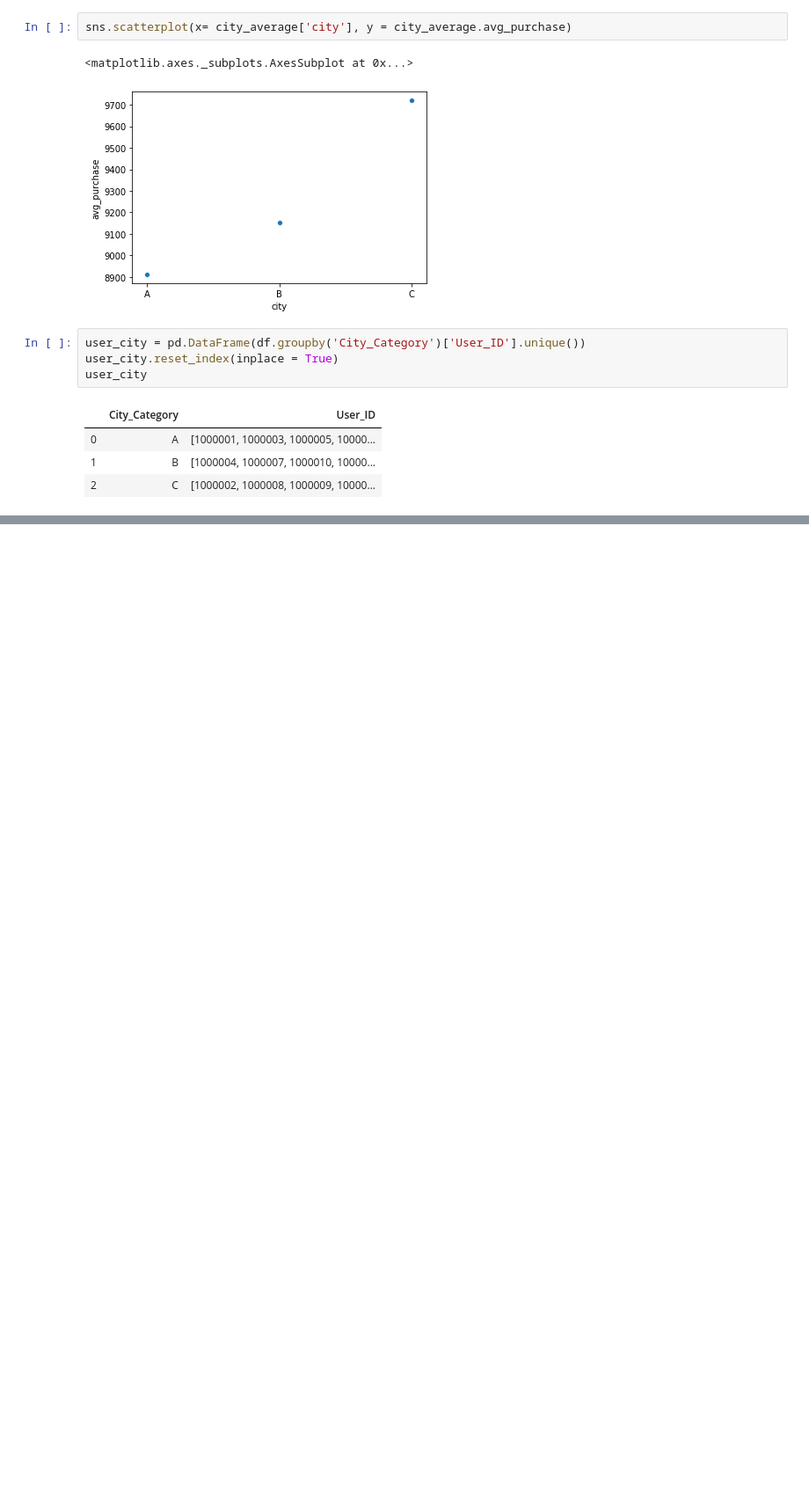
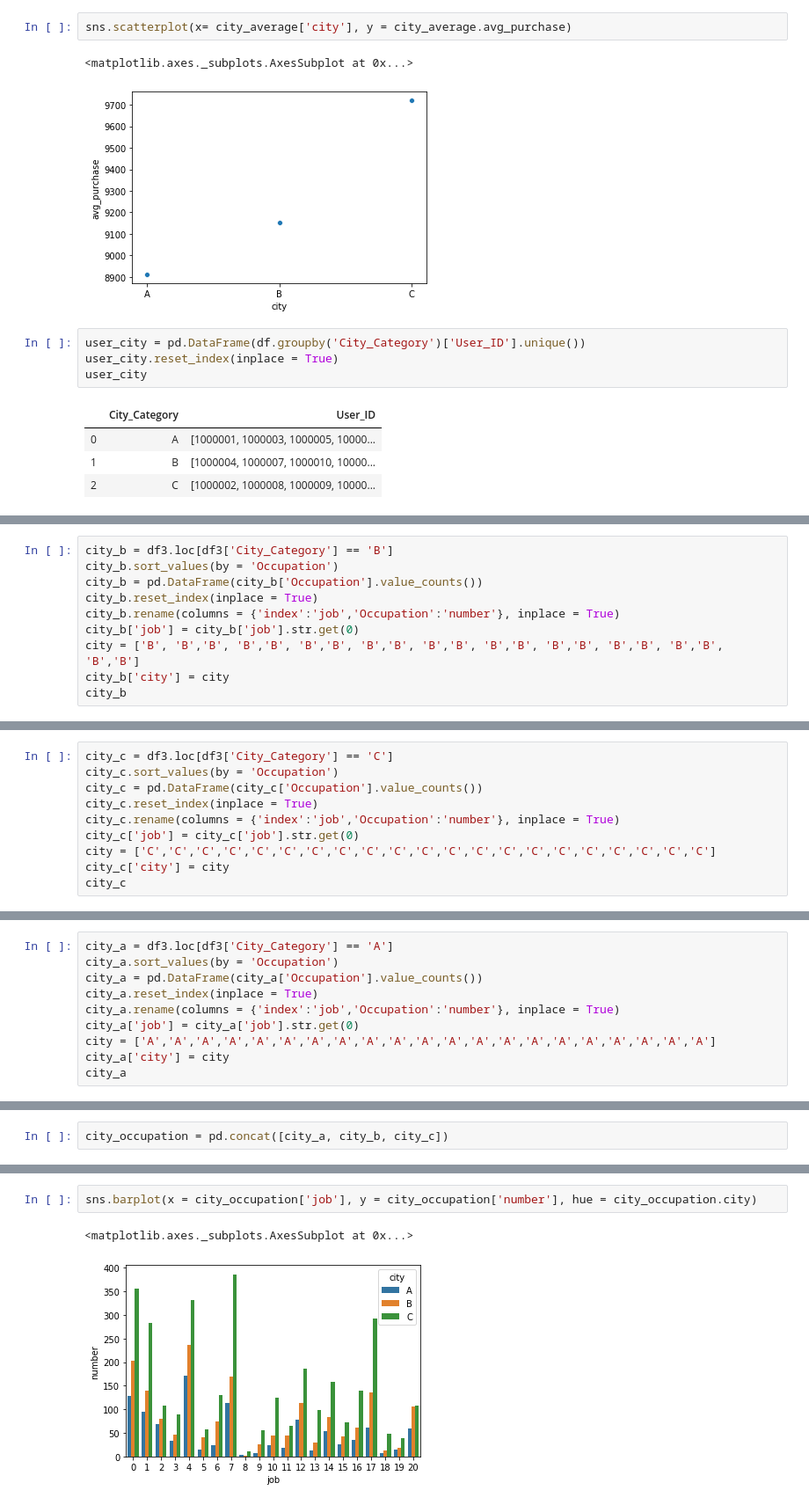
Before and after one commit to joseh4/Predicting_Black_Friday_Shopping_Purcahses, a Jupyter notebook: working_notebook.ipynb, the cells around one changed output, grey strips where cells are left out. Shown at 88% size. Cells and saved outputs as stored; diff of their text form; blank space fills up the shorter version.

Commit message:
working pn percents of each job for each city

```diff
--- a/working_notebook.ipynb
+++ b/working_notebook.ipynb
@@ -208,0 +254,10 @@ KeyError: 'A'
+# %%
+city_b = df3.loc[df3['City_Category'] == 'B']
+city_b.sort_values(by = 'Occupation')
+city_b = pd.DataFrame(city_b['Occupation'].value_counts())
+city_b.reset_index(inplace = True)
+city_b.rename(columns = {'index':'job','Occupation':'number'}, inplace = True)
+city_b['job'] = city_b['job'].str.get(0)
+city = ['B', 'B','B', 'B','B', 'B','B', 'B','B', 'B','B', 'B','B', 'B','B', 'B','B', 'B','B', 'B','B']
+city_b['city'] = city
+city_b
@@ -208,0 +282,10 @@ KeyError: 'A'
+# %%
+city_c = df3.loc[df3['City_Category'] == 'C']
+city_c.sort_values(by = 'Occupation')
+city_c = pd.DataFrame(city_c['Occupation'].value_counts())
+city_c.reset_index(inplace = True)
+city_c.rename(columns = {'index':'job','Occupation':'number'}, inplace = True)
+city_c['job'] = city_c['job'].str.get(0)
+city = ['C','C','C','C','C','C','C','C','C','C','C','C','C','C','C','C','C','C','C','C','C']
+city_c['city'] = city
+city_c
@@ -208,0 +310,10 @@ KeyError: 'A'
+# %%
+city_a = df3.loc[df3['City_Category'] == 'A']
+city_a.sort_values(by = 'Occupation')
+city_a = pd.DataFrame(city_a['Occupation'].value_counts())
+city_a.reset_index(inplace = True)
+city_a.rename(columns = {'index':'job','Occupation':'number'}, inplace = True)
+city_a['job'] = city_a['job'].str.get(0)
+city = ['A','A','A','A','A','A','A','A','A','A','A','A','A','A','A','A','A','A','A','A','A']
+city_a['city'] = city
+city_a
@@ -208,0 +338,2 @@ KeyError: 'A'
+# %%
+city_occupation = pd.concat([city_a, city_b, city_c])
@@ -208,0 +356,5 @@ KeyError: 'A'
+# %%
+sns.barplot(x = city_occupation['job'], y = city_occupation['number'], hue = city_occupation.city)
+# %% [output]
+<matplotlib.axes._subplots.AxesSubplot at 0x...>
+[figure, added]
```
Also changed, not shown: parts of 23 cells of this notebook, 1 other file.
